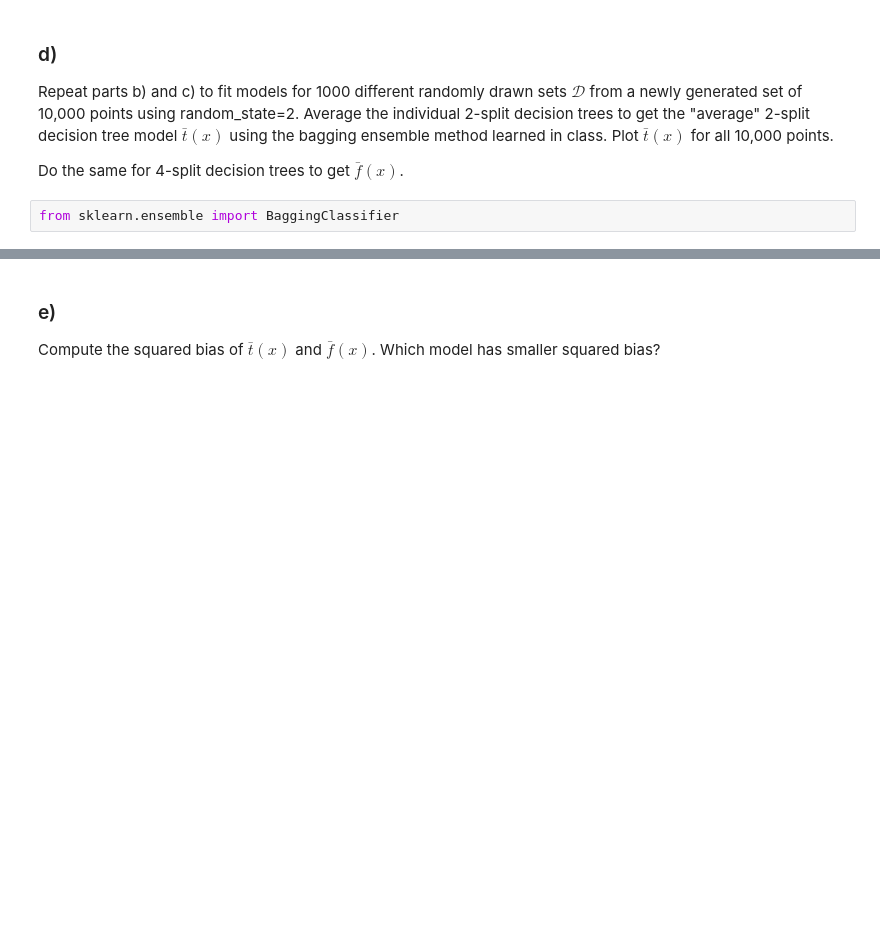
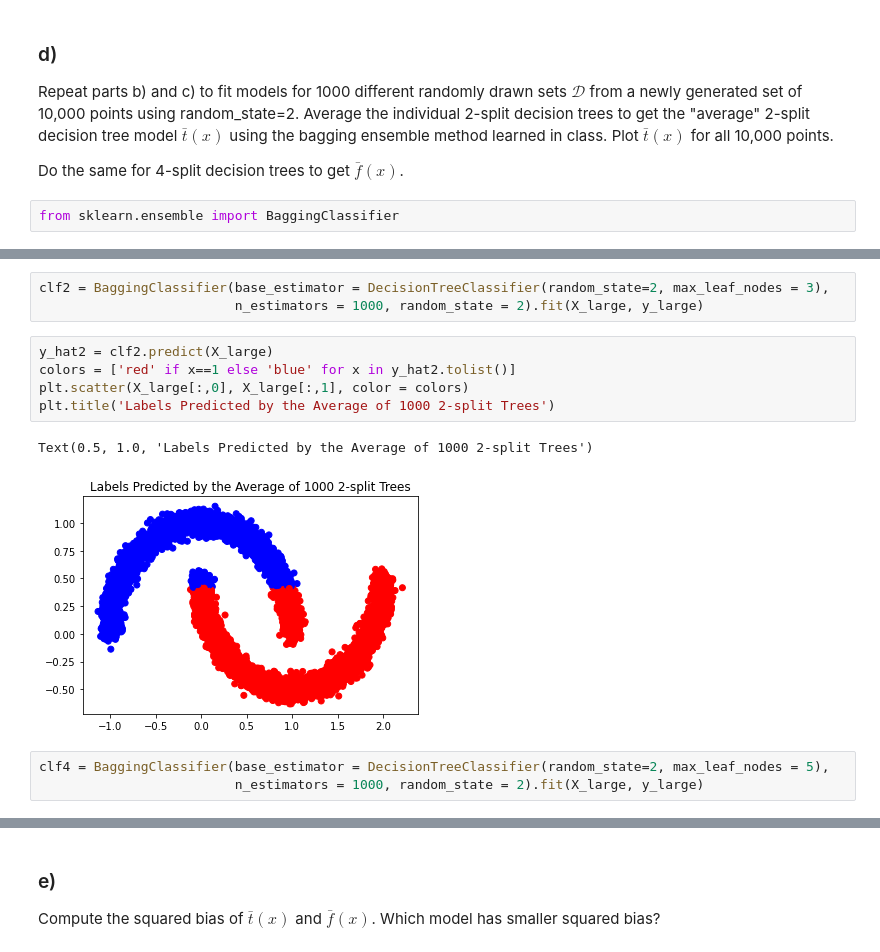
Before and after one commit to zgk2003/homework, a Jupyter notebook: BiasVarianceTree.ipynb, the cells around one changed output, grey strips where cells are left out. Cells and saved outputs as stored; diff of their text form; blank space fills up the shorter version.

```diff
--- a/BiasVarianceTree.ipynb
+++ b/BiasVarianceTree.ipynb
@@ -115,0 +125,14 @@ from sklearn.ensemble import BaggingClassifier
+# %%
+clf2 = BaggingClassifier(base_estimator = DecisionTreeClassifier(random_state=2, max_leaf_nodes = 3),
+                         n_estimators = 1000, random_state = 2).fit(X_large, y_large)
+# %%
+y_hat2 = clf2.predict(X_large)
+colors = ['red' if x==1 else 'blue' for x in y_hat2.tolist()]
+plt.scatter(X_large[:,0], X_large[:,1], color = colors)
+plt.title('Labels Predicted by the Average of 1000 2-split Trees')
+# %% [output]
+Text(0.5, 1.0, 'Labels Predicted by the Average of 1000 2-split Trees')
+[figure, added]
+# %%
+clf4 = BaggingClassifier(base_estimator = DecisionTreeClassifier(random_state=2, max_leaf_nodes = 5),
+                         n_estimators = 1000, random_state = 2).fit(X_large, y_large)
```
Also changed, not shown: parts of 8 cells of this notebook.
